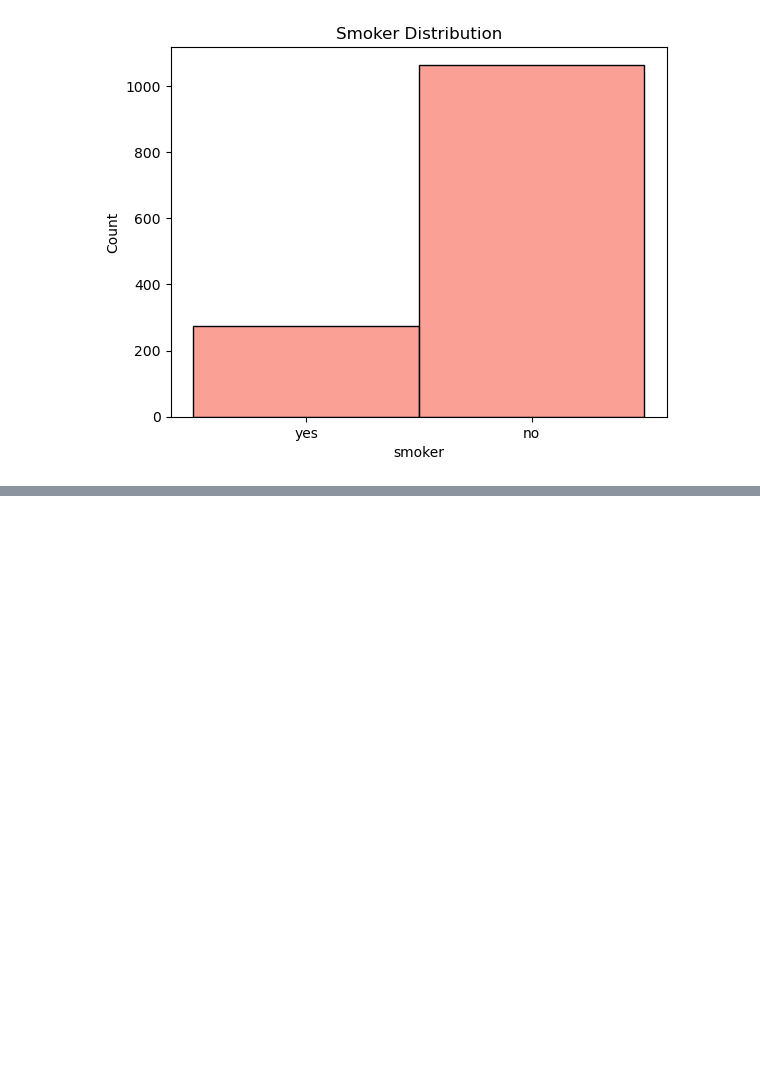
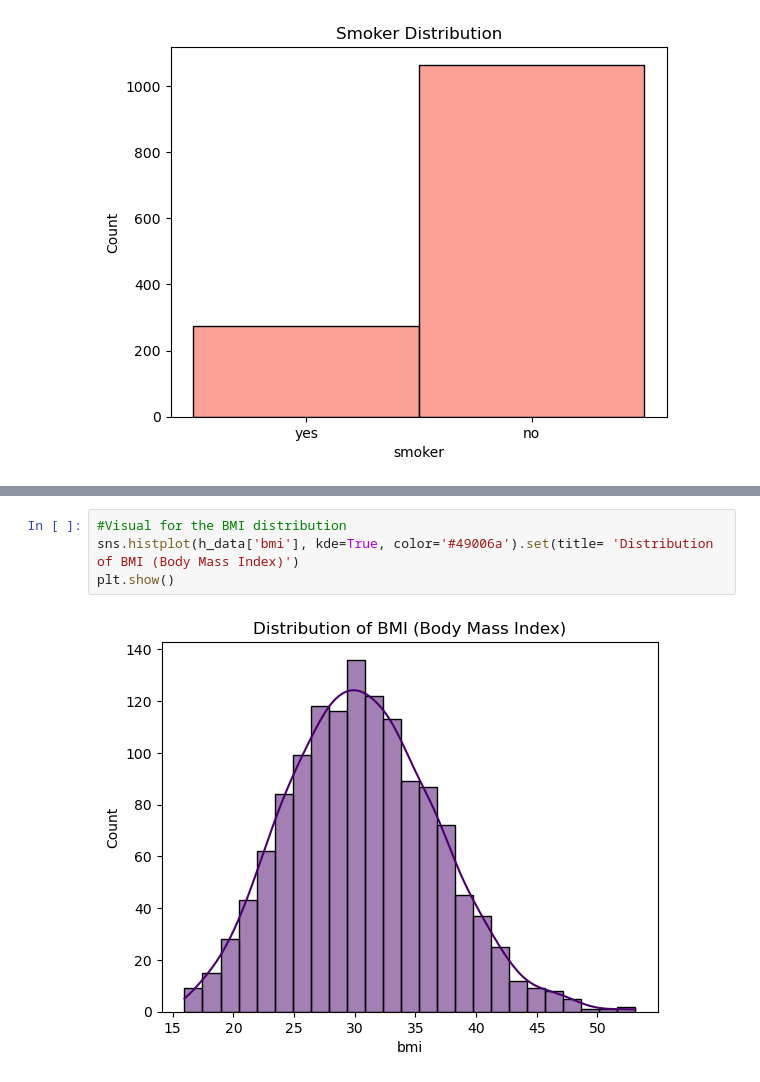
Before and after one commit to MikaMohd/Project-4-Group-7, a Jupyter notebook: group_7_RandomForrestRegressor.ipynb, the cells around one changed output, grey strips where cells are left out. Drawn from its saved outputs; the diff is of its cells as text; blank space fills up the shorter version.

```diff
--- a/group_7_RandomForrestRegressor.ipynb
+++ b/group_7_RandomForrestRegressor.ipynb
@@ -98,0 +169,6 @@ plt.show()
+# %%
+#Visual for the BMI distribution
+sns.histplot(h_data['bmi'], kde=True, color='#49006a').set(title= 'Distribution of BMI (Body Mass Index)')
+plt.show()
+# %% [output]
+[figure, added]
```
Also changed, not shown: parts of 11 cells of this notebook.
